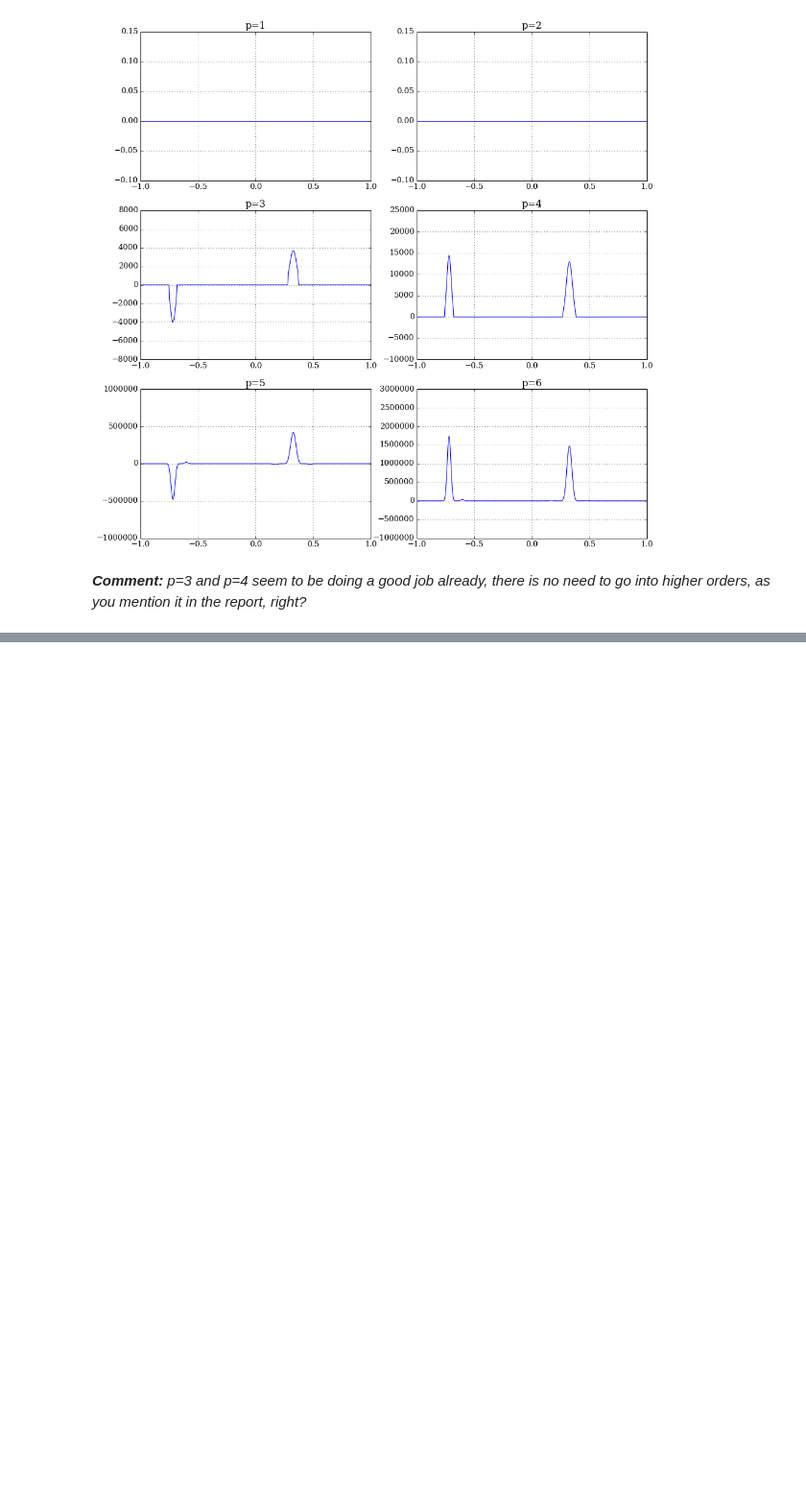
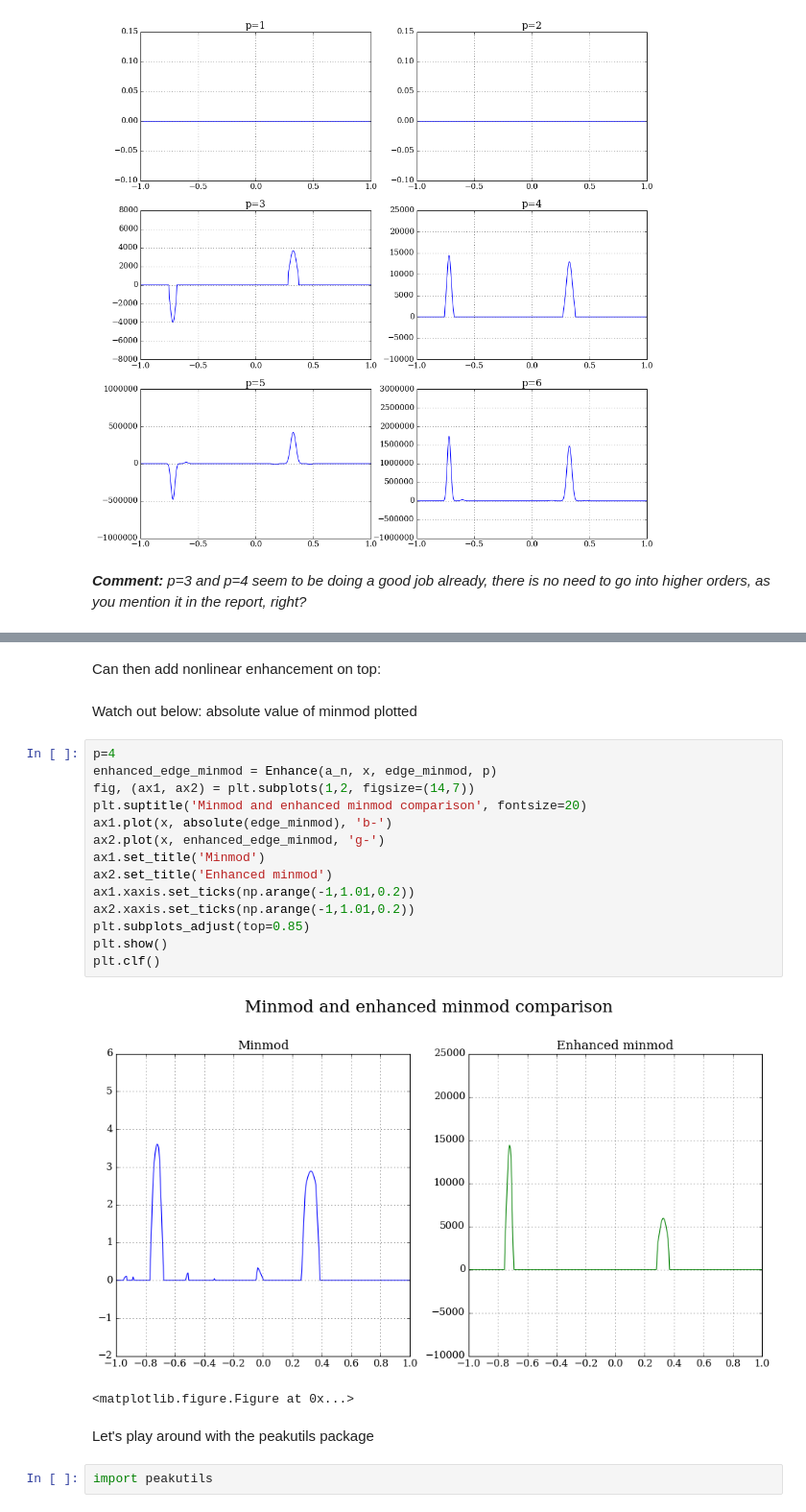
Before and after one commit to Yurlungur/summer_project, a Jupyter notebook: edge_detection/Edge_detection_test.ipynb, the cells around one changed output, grey strips where cells are left out. Shown at 96% size. Saved outputs shown, nothing was run; the diff lists cells and outputs as text; blank space fills up the shorter version.

```diff
--- a/edge_detection/Edge_detection_test.ipynb
+++ b/edge_detection/Edge_detection_test.ipynb
@@ -107,0 +146,25 @@ p=3 and p=4 seem to be doing a good job already, there is no need to go into hig
+# %% [markdown]
+Can then add nonlinear enhancement on top:
+# %% [markdown]
+Watch out below: absolute value of minmod plotted
+# %%
+p=4
+enhanced_edge_minmod = Enhance(a_n, x, edge_minmod, p)
+fig, (ax1, ax2) = plt.subplots(1,2, figsize=(14,7))
+plt.suptitle('Minmod and enhanced minmod comparison', fontsize=20)
+ax1.plot(x, absolute(edge_minmod), 'b-')
+ax2.plot(x, enhanced_edge_minmod, 'g-')
+ax1.set_title('Minmod')
+ax2.set_title('Enhanced minmod')
+ax1.xaxis.set_ticks(np.arange(-1,1.01,0.2))
+ax2.xaxis.set_ticks(np.arange(-1,1.01,0.2))
+plt.subplots_adjust(top=0.85)
+plt.show()
+plt.clf()
+# %% [output]
+[figure, added]
+<matplotlib.figure.Figure at 0x...>
+# %% [markdown]
+Let's play around with the peakutils package
+# %%
+import peakutils
```
Also changed, not shown: parts of 29 cells of this notebook.
